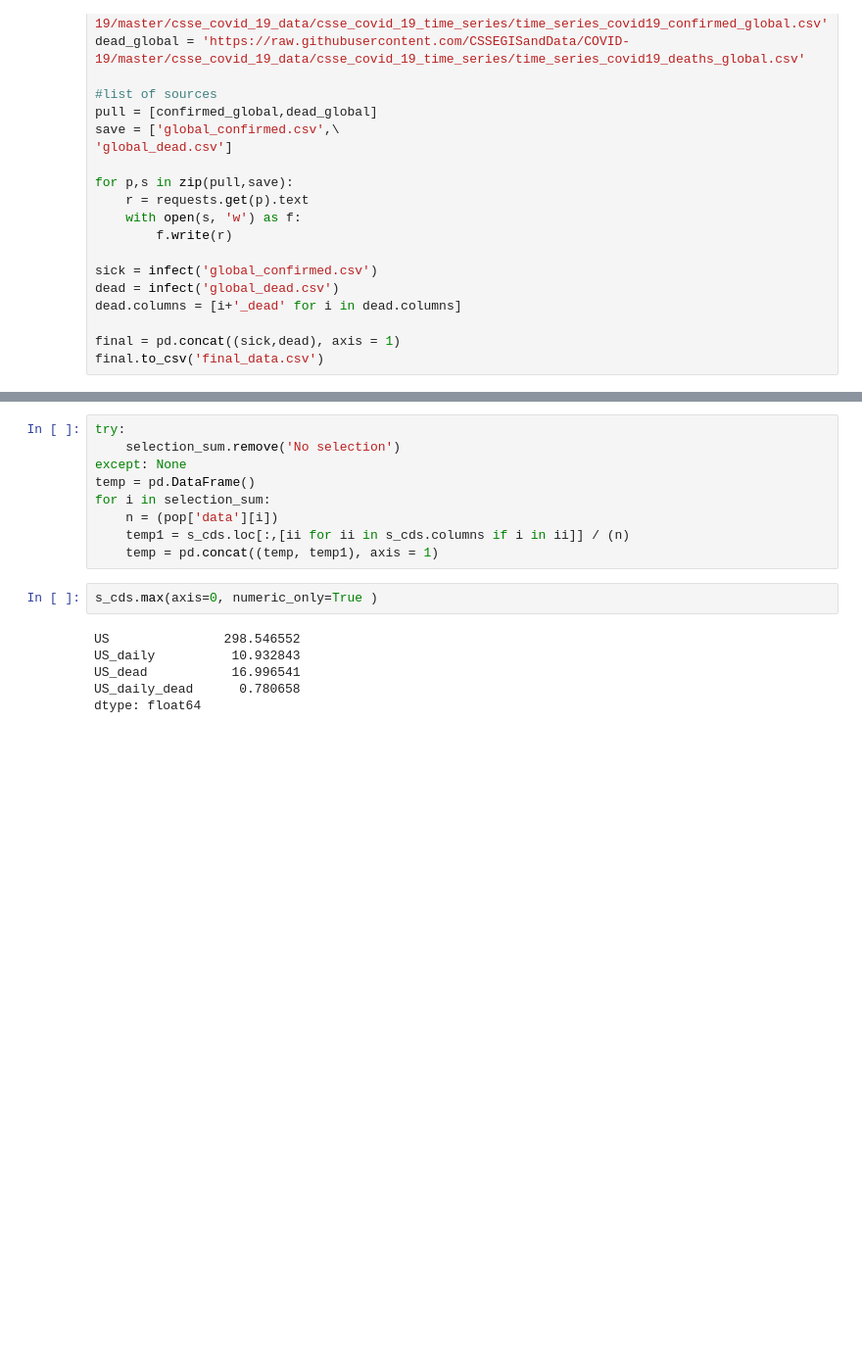
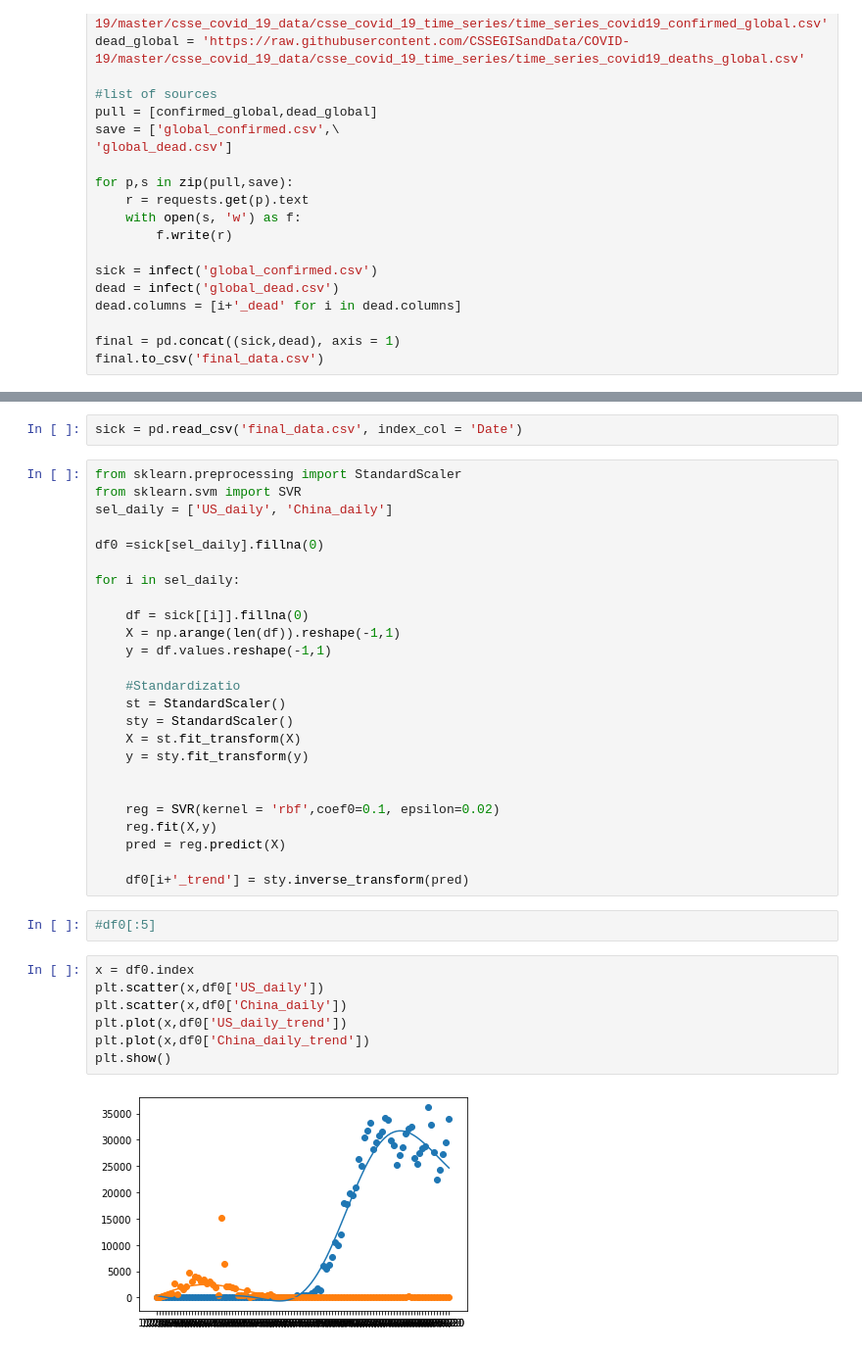
Before and after one commit to Htrismegistos/projectbuds, a Jupyter notebook: CoronaV/bokeh_try.ipynb, the cells around one changed output, grey strips where cells are left out. Shown at 98% size. Saved outputs shown, nothing was run; the diff lists cells and outputs as text; blank space fills up the shorter version.

Commit message:
trendline

```diff
--- a/CoronaV/bokeh_try.ipynb
+++ b/CoronaV/bokeh_try.ipynb
@@ -394,17 +334,38 @@ with open('population_covid.json', 'w') as f:
-# %%
-try:
-    selection_sum.remove('No selection')
-except: None
-temp = pd.DataFrame()
-for i in selection_sum:
-    n = (pop['data'][i])
-    temp1 = s_cds.loc[:,[ii for ii in s_cds.columns if i in ii]] / (n)
-    temp = pd.concat((temp, temp1), axis = 1)
-# %%
-s_cds.max(axis=0, numeric_only=True )
-# %% [output]
-US               298.546552
-US_daily          10.932843
-US_dead           16.996541
-US_daily_dead      0.780658
-dtype: float64
+# %%
+sick = pd.read_csv('final_data.csv', index_col = 'Date')
+# %%
+from sklearn.preprocessing import StandardScaler
+from sklearn.svm import SVR
+sel_daily = ['US_daily', 'China_daily']
+
+df0 =sick[sel_daily].fillna(0)
+
+for i in sel_daily:
+
+    df = sick[[i]].fillna(0)
+    X = np.arange(len(df)).reshape(-1,1)
+    y = df.values.reshape(-1,1)
+
+    #Standardizatio
+    st = StandardScaler()
+    sty = StandardScaler()
+    X = st.fit_transform(X)
+    y = sty.fit_transform(y)
+
+
+    reg = SVR(kernel = 'rbf',coef0=0.1, epsilon=0.02)
+    reg.fit(X,y)
+    pred = reg.predict(X)
+
+    df0[i+'_trend'] = sty.inverse_transform(pred)
+# %%
+#df0[:5]
+# %%
+x = df0.index
+plt.scatter(x,df0['US_daily'])
+plt.scatter(x,df0['China_daily'])
+plt.plot(x,df0['US_daily_trend'])
+plt.plot(x,df0['China_daily_trend'])
+plt.show()
+# %% [output]
+[figure, added]
```
Also changed, not shown: parts of 12 cells of this notebook, 2 other files.
